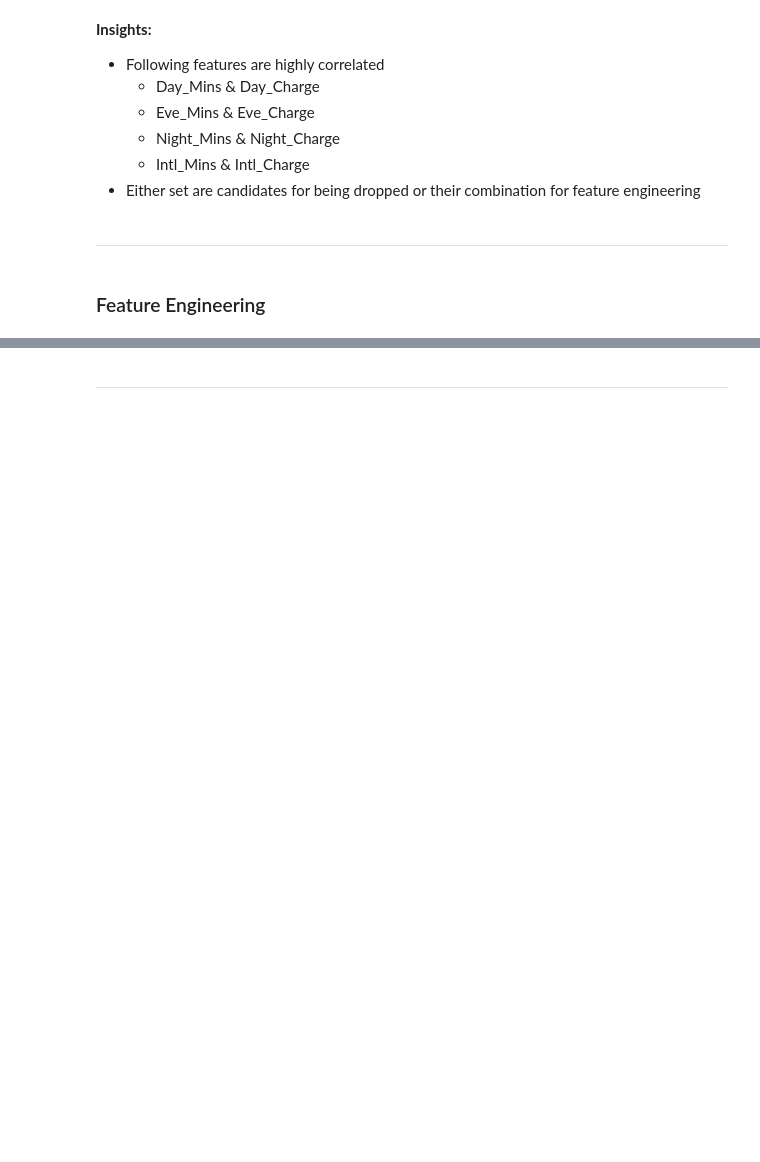
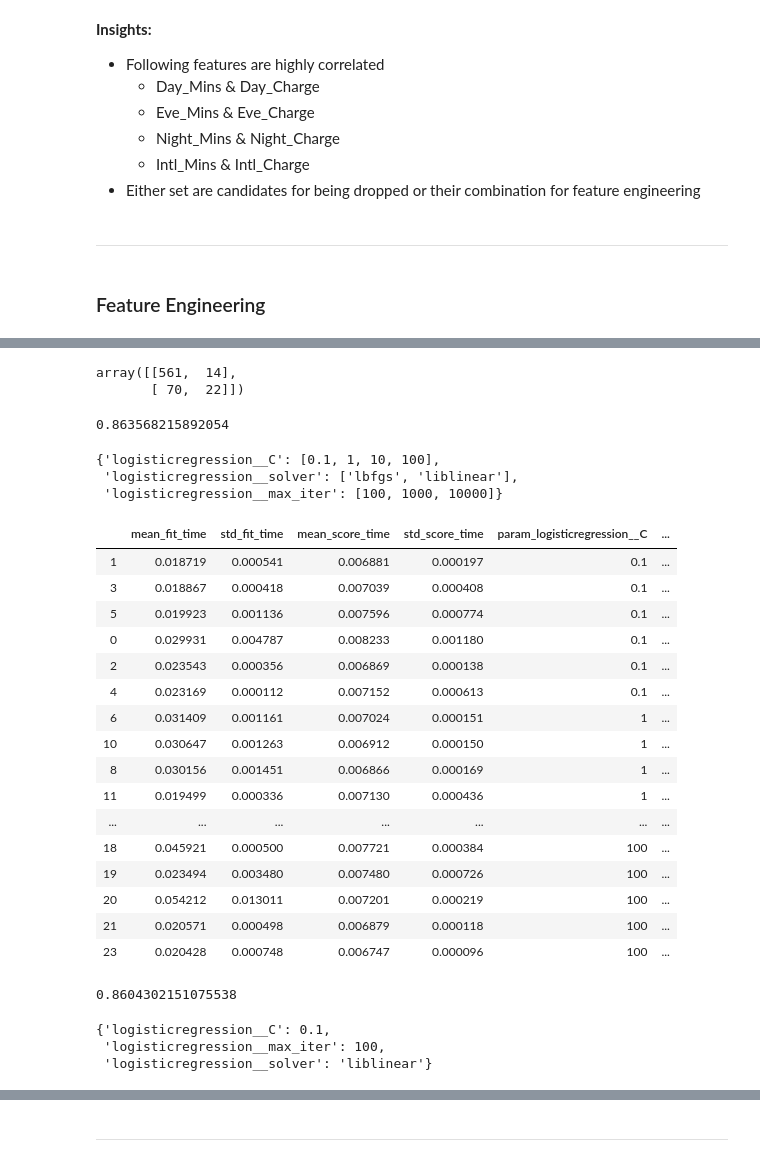
Before and after one commit to ashish-sharma-as/Customer_Churn, a Jupyter notebook: customer_churn.ipynb, the cells around one changed output, grey strips where cells are left out. Saved outputs shown, nothing was run; the diff lists cells and outputs as text; code cells hidden in the pictures; blank space fills up the shorter version.

```diff
--- a/customer_churn.ipynb
+++ b/customer_churn.ipynb
@@ -671,0 +721,52 @@ ct = make_column_transformer(
+# %%
+confusion_matrix(y_test, y_pred)
+# %% [output]
+array([[561,  14],
+       [ 70,  22]])
+# %%
+(546+30)/(546+30+8+83)
+# %% [output]
+0.863568215892054
+# %%
+params = {}
+params['logisticregression__C'] = [0.1, 1, 10, 100]
+params['logisticregression__solver'] = ['lbfgs', 'liblinear']
+params['logisticregression__max_iter'] = [100,1000,10000]
+params
+# %% [output]
+{'logisticregression__C': [0.1, 1, 10, 100],
+ 'logisticregression__solver': ['lbfgs', 'liblinear'],
+ 'logisticregression__max_iter': [100, 1000, 10000]}
+# %%
+grid = GridSearchCV(pipe, params, cv=5, scoring='accuracy')
+grid.fit(X_train, y_train);
+# %%
+pd.DataFrame(grid.cv_results_).sort_values('rank_test_score')
+# %% [output]
+|  | mean_fit_time | std_fit_time | mean_score_time | std_score_time | param_logisticregression__C | ... |
+| 1 | 0.018719 | 0.000541 | 0.006881 | 0.000197 | 0.1 | ... |
+| 3 | 0.018867 | 0.000418 | 0.007039 | 0.000408 | 0.1 | ... |
+| 5 | 0.019923 | 0.001136 | 0.007596 | 0.000774 | 0.1 | ... |
+| 0 | 0.029931 | 0.004787 | 0.008233 | 0.001180 | 0.1 | ... |
+| 2 | 0.023543 | 0.000356 | 0.006869 | 0.000138 | 0.1 | ... |
+| 4 | 0.023169 | 0.000112 | 0.007152 | 0.000613 | 0.1 | ... |
+| 6 | 0.031409 | 0.001161 | 0.007024 | 0.000151 | 1 | ... |
+| 10 | 0.030647 | 0.001263 | 0.006912 | 0.000150 | 1 | ... |
+| 8 | 0.030156 | 0.001451 | 0.006866 | 0.000169 | 1 | ... |
+| 11 | 0.019499 | 0.000336 | 0.007130 | 0.000436 | 1 | ... |
+| ... | ... | ... | ... | ... | ... | ... |
+| 18 | 0.045921 | 0.000500 | 0.007721 | 0.000384 | 100 | ... |
+| 19 | 0.023494 | 0.003480 | 0.007480 | 0.000726 | 100 | ... |
+| 20 | 0.054212 | 0.013011 | 0.007201 | 0.000219 | 100 | ... |
+| 21 | 0.020571 | 0.000498 | 0.006879 | 0.000118 | 100 | ... |
+| 23 | 0.020428 | 0.000748 | 0.006747 | 0.000096 | 100 | ... |
+# %%
+grid.best_score_
+# %% [output]
+0.8604302151075538
+# %%
+grid.best_params_
+# %% [output]
+{'logisticregression__C': 0.1,
+ 'logisticregression__max_iter': 100,
+ 'logisticregression__solver': 'liblinear'}
```
Also changed, not shown: parts of 48 cells of this notebook.
